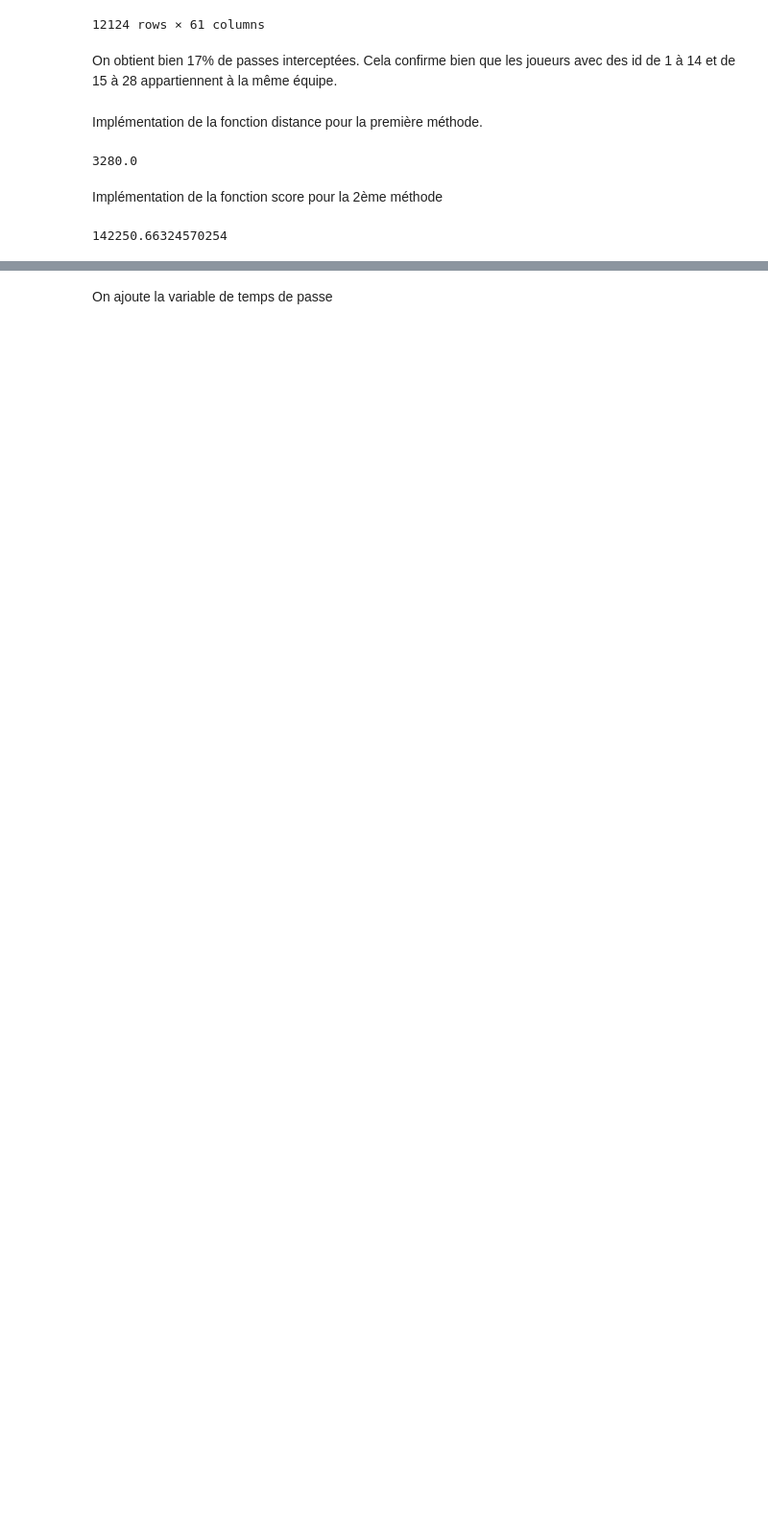
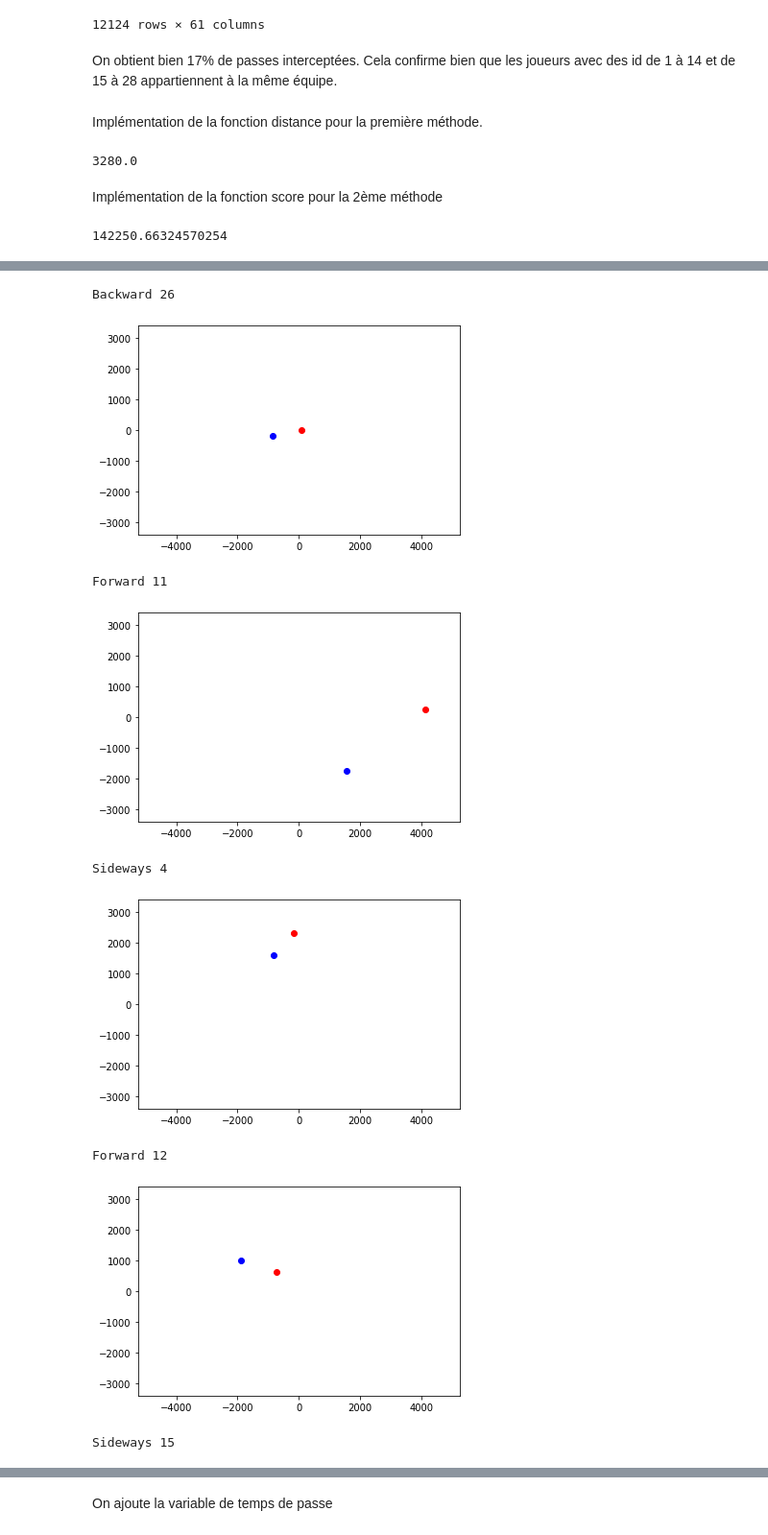
Before and after one commit to tristanpiedra/Projet_ML_football_passes, a Jupyter notebook: PROJEEEEET.ipynb, the cells around one changed output, grey strips where cells are left out. Shown at 96% size. Drawn from its saved outputs; the diff is of its cells as text; code cells hidden in the pictures; blank space fills up the shorter version.

```diff
--- a/PROJEEEEET.ipynb
+++ b/PROJEEEEET.ipynb
@@ -144,0 +208,23 @@ x
+# %%
+for i in range(10):
+    sender = df.iloc[i,2]
+    receiver = df.iloc[i,3]
+    SenderX,SenderY=df.iloc[i,3+sender],df.iloc[i,31+sender]
+    ReceiverX,ReceiverY=df.iloc[i,3+receiver],df.iloc[i,31+receiver]
+    xmin,xmax,ymin,ymax = -5250, 5250, -3400, 3400
+    print(DirectionPasse(i), sender)
+    plt.scatter(SenderX,SenderY, color='red')
+    plt.scatter(ReceiverX,ReceiverY, color='blue')
+    plt.xlim(xmin,xmax)
+    plt.ylim(ymin,ymax)
+    plt.show()
+# %% [output]
+Backward 26
+[figure, added]
+Forward 11
+[figure, added]
+Sideways 4
+[figure, added]
+Forward 12
+[figure, added]
+Sideways 15
```
Also changed, not shown: parts of 51 cells of this notebook.
